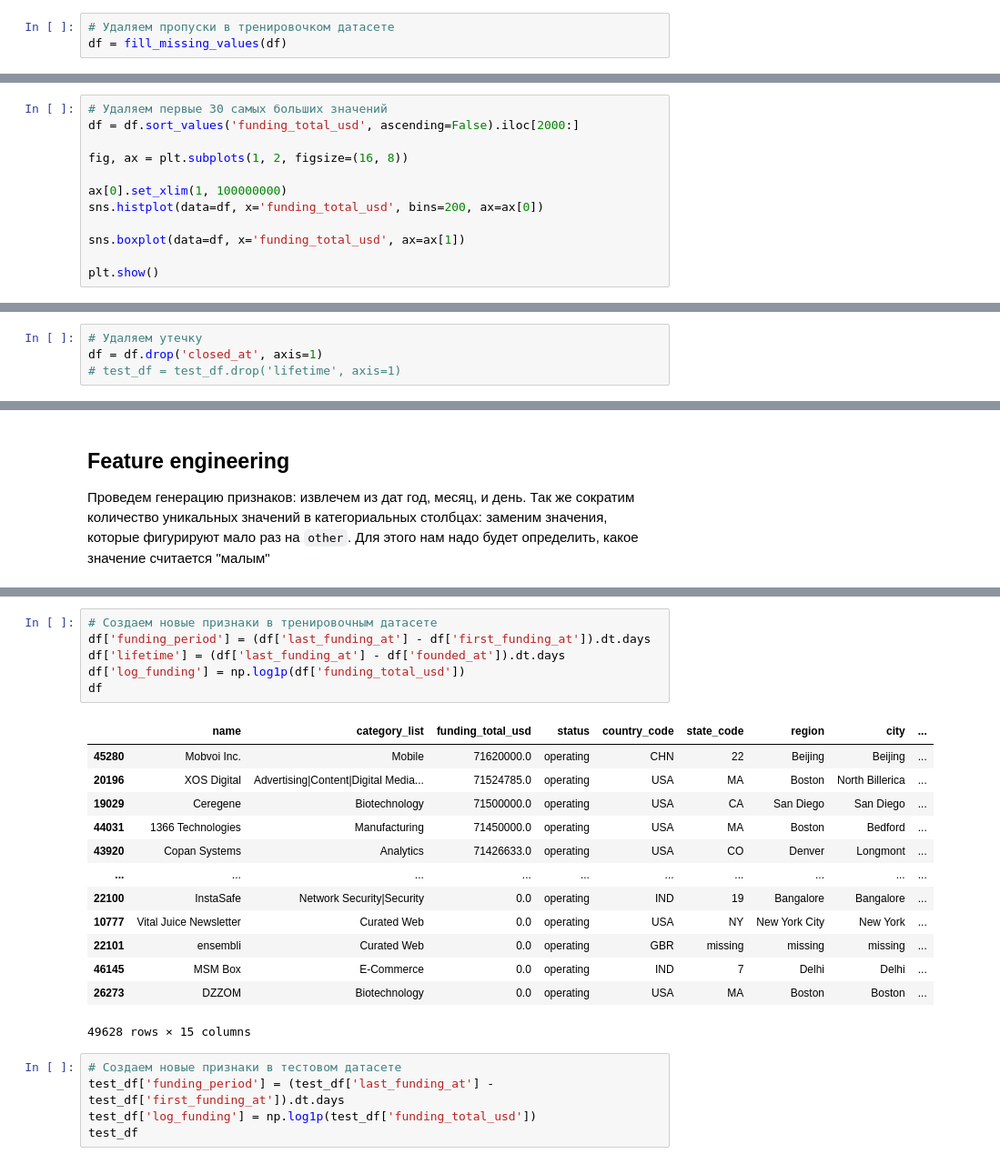
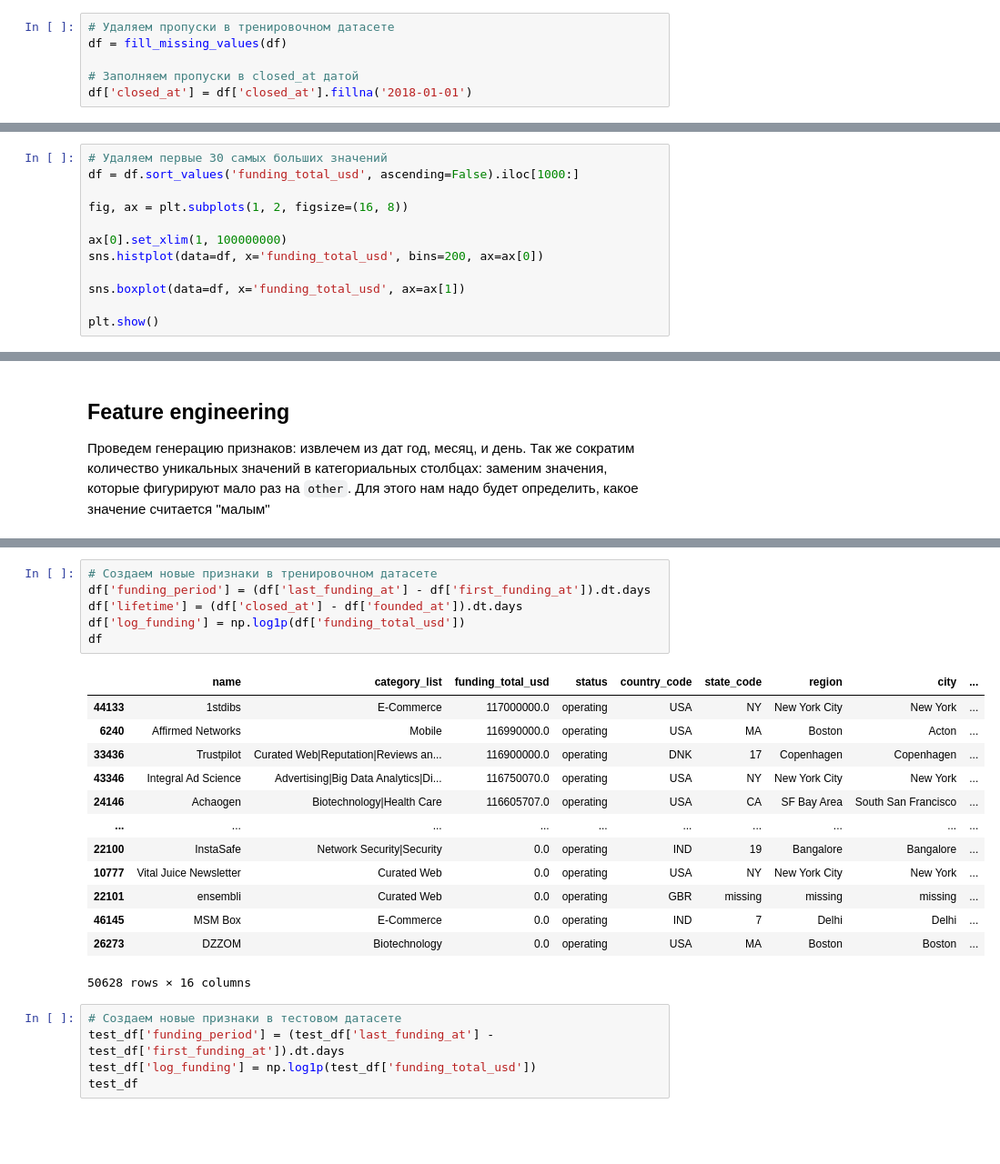
Before and after one commit to Moncervers/startup_closure_prediction, a Jupyter notebook: startup_close_prediction.ipynb, the cells around one changed output, grey strips where cells are left out. Shown at 91% size. Cells and saved outputs as stored; diff of their text form; blank space fills up the shorter version.

```diff
--- a/startup_close_prediction.ipynb
+++ b/startup_close_prediction.ipynb
@@ -299,8 +299,11 @@ def fill_missing_values(data:pd.DataFrame) -> pd.DataFrame:
 
     return data
 # %%
-# Удаляем пропуски в тренировочком датасете
+# Удаляем пропуски в тренировочном датасете
 df = fill_missing_values(df)
+
+# Заполняем пропуски в closed_at датой
+df['closed_at'] = df['closed_at'].fillna('2018-01-01')
 # %% [output]
 A value is trying to be set on a copy of a slice from a DataFrame.
 Try using .loc[row_indexer,col_indexer] = value instead
@@ -363,7 +366,7 @@ df.sort_values(by=['funding_total_usd'], ascending=False)[['funding_total_usd',
 51632 rows × 2 columns
 # %%
 # Удаляем первые 30 самых больших значений
-df = df.sort_values('funding_total_usd', ascending=False).iloc[2000:]
+df = df.sort_values('funding_total_usd', ascending=False).iloc[1000:]
 
 fig, ax = plt.subplots(1, 2, figsize=(16, 8))
 
@@ -484,10 +487,6 @@ pd.DataFrame(
 | first_funding_at | 0 | 0.0 | 3299 | 25.1 |
 | last_funding_at | 0 | 0.0 | 3021 | 23.0 |
 | lifetime | 0 | 0.0 | 3456 | 26.3 |
-# %%
-# Удаляем утечку
-df = df.drop('closed_at', axis=1)
-# test_df = test_df.drop('lifetime', axis=1)
 # %% [markdown]
 ### Вывод:
 
@@ -503,23 +518,23 @@ df = df.drop('closed_at', axis=1)
 # %%
-# Создаем новые признаки в тренировочным датасете
+# Создаем новые признаки в тренировочном датасете
 df['funding_period'] = (df['last_funding_at'] - df['first_funding_at']).dt.days
-df['lifetime'] = (df['last_funding_at'] - df['founded_at']).dt.days
+df['lifetime'] = (df['closed_at'] - df['founded_at']).dt.days
 df['log_funding'] = np.log1p(df['funding_total_usd'])
 df
 # %% [output]
 |  | name | category_list | funding_total_usd | status | country_code | state_code | region | city | ... |
-| 45280 | Mobvoi Inc. | Mobile | 71620000.0 | operating | CHN | 22 | Beijing | Beijing | ... |
-| 20196 | XOS Digital | Advertising|Content|Digital Media... | 71524785.0 | operating | USA | MA | Boston | North Billerica | ... |
-| 19029 | Ceregene | Biotechnology | 71500000.0 | operating | USA | CA | San Diego | San Diego | ... |
-| 44031 | 1366 Technologies | Manufacturing | 71450000.0 | operating | USA | MA | Boston | Bedford | ... |
-| 43920 | Copan Systems | Analytics | 71426633.0 | operating | USA | CO | Denver | Longmont | ... |
+| 44133 | 1stdibs | E-Commerce | 117000000.0 | operating | USA | NY | New York City | New York | ... |
+| 6240 | Affirmed Networks | Mobile | 116990000.0 | operating | USA | MA | Boston | Acton | ... |
+| 33436 | Trustpilot | Curated Web|Reputation|Reviews an... | 116900000.0 | operating | DNK | 17 | Copenhagen | Copenhagen | ... |
+| 43346 | Integral Ad Science | Advertising|Big Data Analytics|Di... | 116750070.0 | operating | USA | NY | New York City | New York | ... |
+| 24146 | Achaogen | Biotechnology|Health Care | 116605707.0 | operating | USA | CA | SF Bay Area | South San Francisco | ... |
 | ... | ... | ... | ... | ... | ... | ... | ... | ... | ... |
 | 22100 | InstaSafe | Network Security|Security | 0.0 | operating | IND | 19 | Bangalore | Bangalore | ... |
 | 10777 | Vital Juice Newsletter | Curated Web | 0.0 | operating | USA | NY | New York City | New York | ... |
 | 22101 | ensembli | Curated Web | 0.0 | operating | GBR | missing | missing | missing | ... |
 | 46145 | MSM Box | E-Commerce | 0.0 | operating | IND | 7 | Delhi | Delhi | ... |
 | 26273 | DZZOM | Biotechnology | 0.0 | operating | USA | MA | Boston | Boston | ... |
-49628 rows × 15 columns
+50628 rows × 16 columns
 # %%
 # Создаем новые признаки в тестовом датасете
 test_df['funding_period'] = (test_df['last_funding_at'] - test_df['first_funding_at']).dt.days
```
Also changed, not shown: parts of 53 cells of this notebook.
